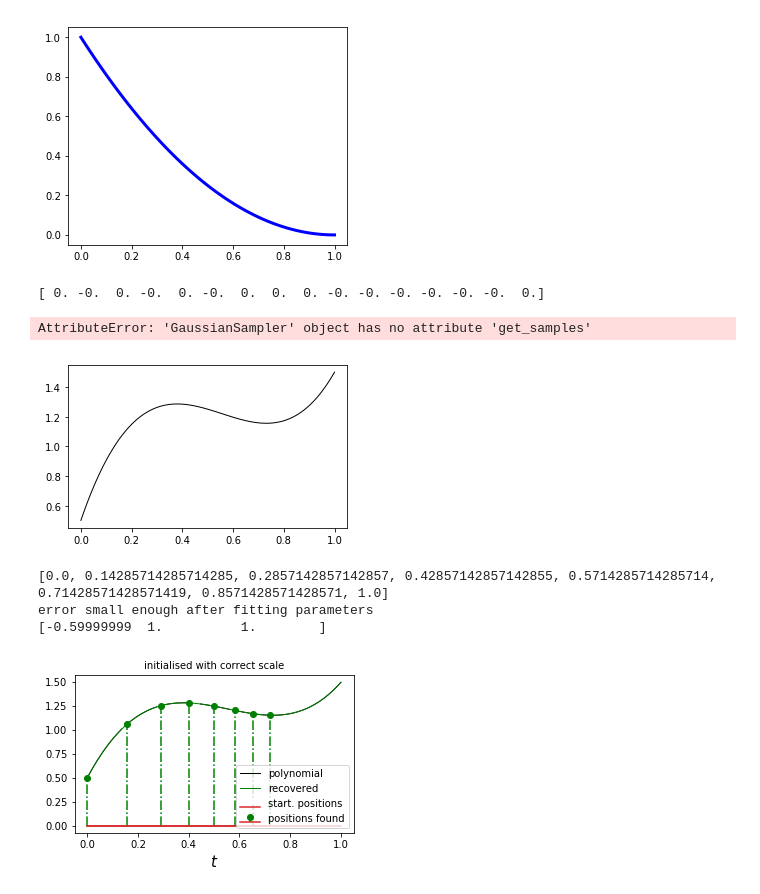
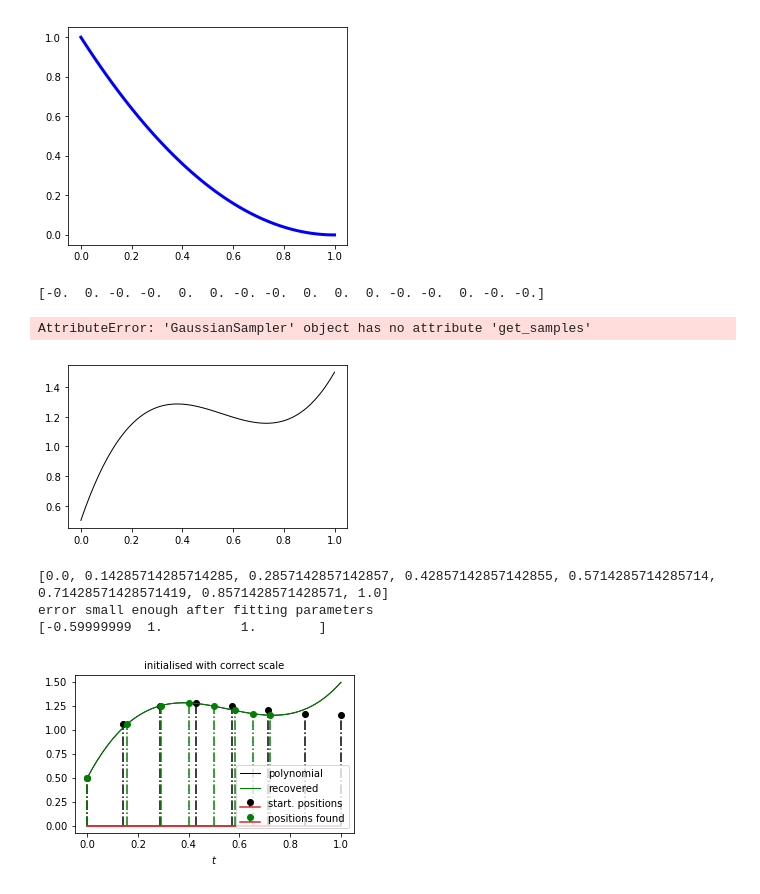
Before and after one commit to LCAV/surface-reconstruction, a Jupyter notebook: surface-reconstruction.ipynb, the cells around one changed output. Saved outputs shown, nothing was run; the diff lists cells and outputs as text; code cells hidden in the pictures.

Commit message:
new better plots

```diff
--- a/surface-reconstruction.ipynb
+++ b/surface-reconstruction.ipynb
@@ -1,11 +1,11 @@
+# %%
+from samplers import *
+from solvers import *
+from plots import  *
+from matplotlib import pylab
+from pylab import rcParams
+rcParams['figure.figsize'] = 5, 3
 # %%
-from samplers import *
-from solvers import *
-from plots import  *
-from matplotlib import pylab
-from pylab import rcParams
-rcParams['figure.figsize'] = 5, 4
-
 pylab.ion()
 N = 10
 start_param = [1,-2, 1]
@@ -93,7 +93,7 @@ pylab.legend(loc="lower right", fontsize=10)
 pylab.gcf().subplots_adjust(bottom=0.15)
 pylab.show()
 # %% [output]
-[ 0. -0.  0. -0.  0. -0.  0.  0.  0. -0. -0. -0. -0. -0. -0.  0.]
+[-0.  0. -0. -0.  0.  0. -0. -0.  0.  0.  0. -0. -0.  0. -0. -0.]
 AttributeError: 'GaussianSampler' object has no attribute 'get_samples'
 [figure]
 # %%
@@ -108,7 +108,7 @@ pylab.ion()
 start_param = [6, -10, 5, 0.5]
 N = 2*(len(start_param))
 polynomial = SecondSurfacePolynomial(start_param)
-plot_results(polynomial,'k',lw =1, label='polynomial')
+plot_results(polynomial,'k',lw=1, label='polynomial')
 f = 1.0
 b = 1
 sampler = SurfaceSampler(polynomial,N,[-0.6,b,f], interval_length=1, sigma=0.0)
@@ -117,41 +117,41 @@ sample_values = sampler.sample_values;
 
 start_pos = SecondSurfacePolynomial.shifted_positions(sampler.sample_positions,trace_param=[0,1,f])
 print(start_pos)
-stem_results(start_pos,sample_values,'w',label="start. positions")
+stem_results(start_pos,sample_values,'k',label="start. positions")
 
 solver = ConstrainedALS(
     sample_values,
     polynomial.model_size,
     SecondSurfacePolynomial,
     start_pos=sampler.sample_positions,
     stopping_error=1e-10,
     beta=1,
     show_plots=False,
     max_iter=10000,
     fl=f
     )
 solver.solve()
 
 # print solver.train_error
 
 # print polynomial.square_error(SignalPolynomial(solver.parameter_estimate))
 pylab.ioff()
 # plot_results(SignalPolynomial(solver.parameter_estimate),'r',lw = 3)
 stem_results(solver.get_position_estimates(),solver.get_samples(),'g',label="positions found")
 print(solver.tr_param)
 polynomial = FullSurfacePolynomial(solver.parameter_estimate)
 plot_results(polynomial,'g',lw =1, label='recovered')
 
 pylab.title("initialised with correct scale", fontsize=10)
-pylab.xlabel(r'$t$',fontsize=15)
+pylab.xlabel(r'$t$',fontsize=10)
 pylab.legend(loc="lower right", fontsize=10)
 pylab.gcf().subplots_adjust(bottom=0.15)
 pylab.show()
 # %% [output]
 [0.0, 0.14285714285714285, 0.2857142857142857, 0.42857142857142855, 0.5714285714285714, 0.71428571428571419, 0.8571428571428571, 1.0]
 error small enough after fitting parameters
 [-0.59999999  1.          1.        ]
-[figure, old version]
+[figure, new version]
 # %%
 pe = np.array(solver.illustration)
 print(pe)
```
Also changed, not shown: parts of 1 cell of this notebook, 2 other files.
